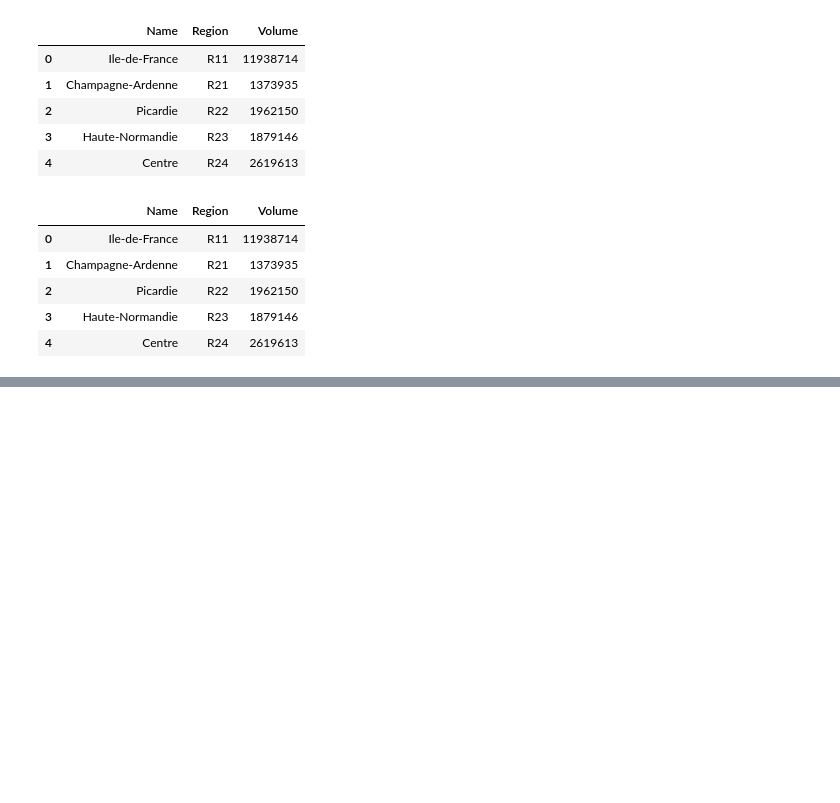
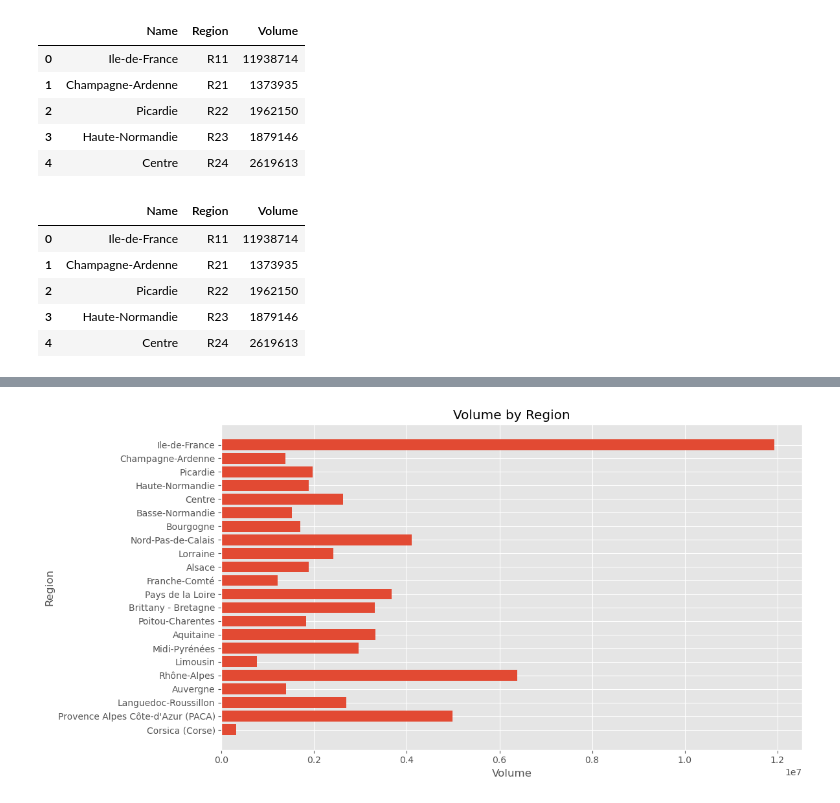
Before and after one commit to dusan-zdravkovic/Actuary-Project, a Jupyter notebook: first.ipynb, the cells around one changed output, grey strips where cells are left out. Saved outputs shown, nothing was run; the diff lists cells and outputs as text; code cells hidden in the pictures; blank space fills up the shorter version.

```diff
--- a/first.ipynb
+++ b/first.ipynb
@@ -60,0 +98,13 @@ regions_df.head()
+# %%
+import matplotlib.pyplot as plt
+
+plt.figure(figsize=(12,6))
+plt.barh(regions_df['Name'], regions_df['Volume'])
+plt.xlabel('Volume')
+plt.ylabel('Region')
+plt.title('Volume by Region')
+plt.gca().invert_yaxis()
+plt.tight_layout()
+plt.show()
+# %% [output]
+[figure, added]
```
Also changed, not shown: parts of 2 cells of this notebook.
